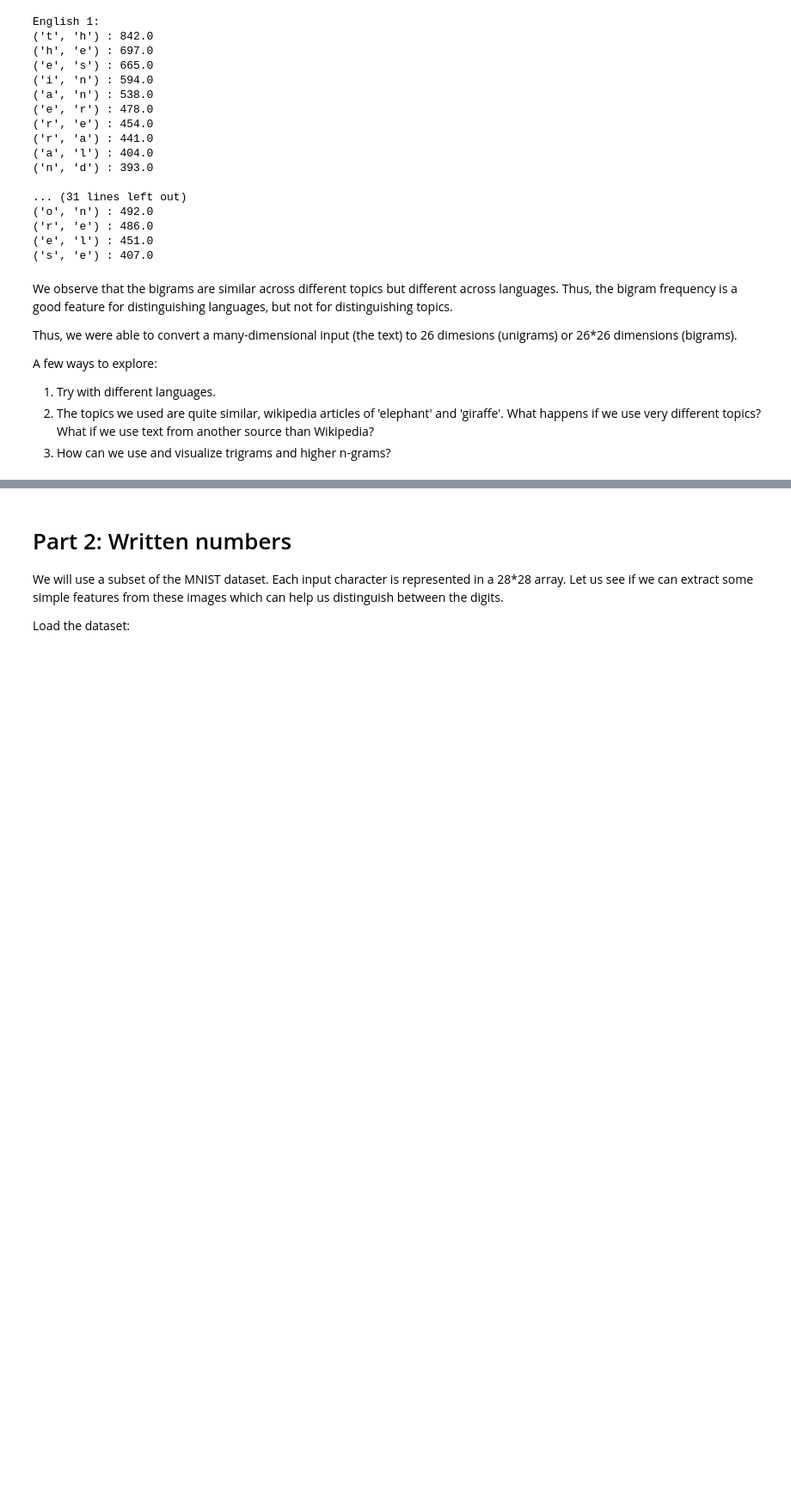
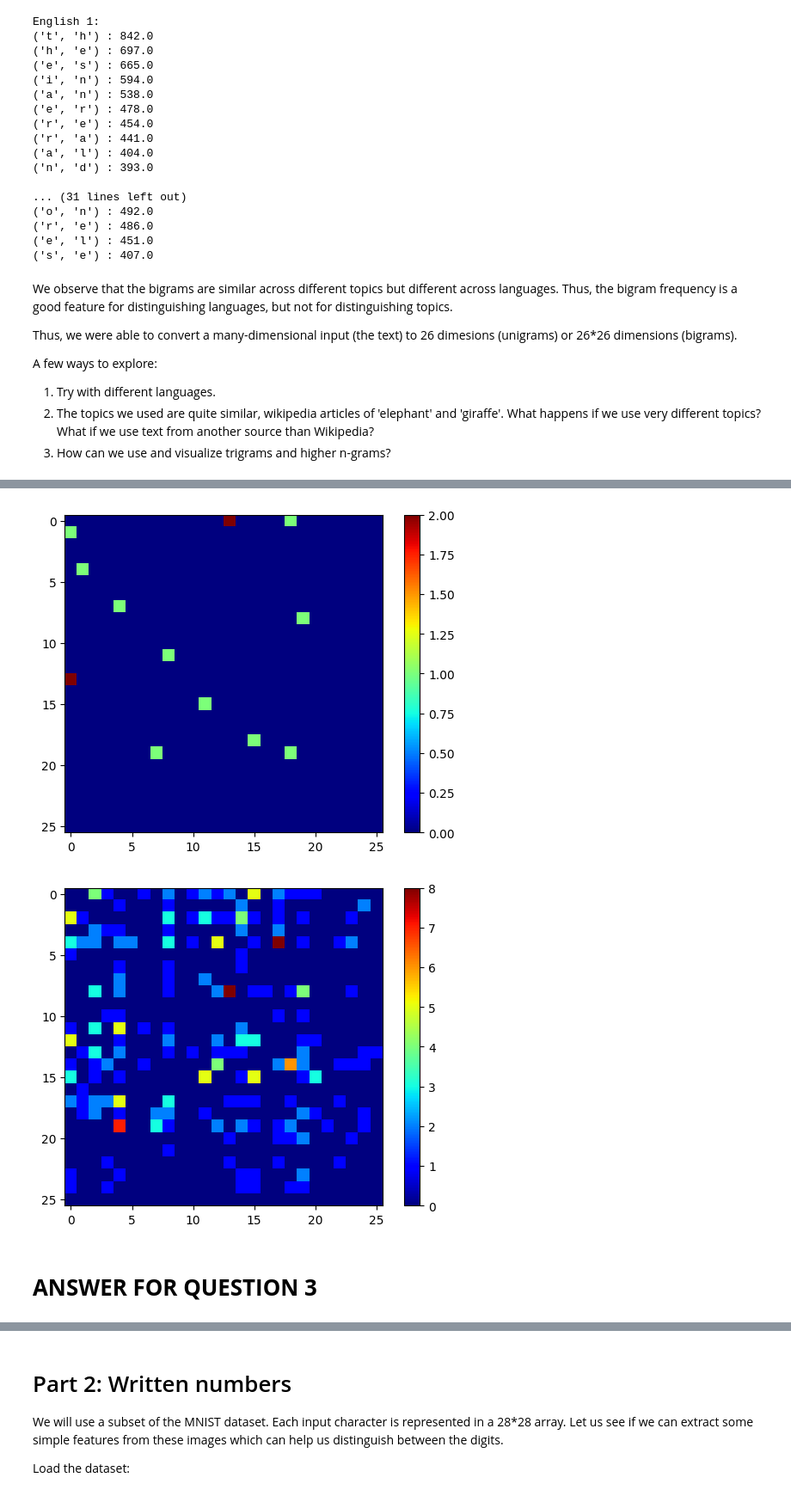
Before and after one commit to Lonelyhaker903/FMML-LABS, a Jupyter notebook: Copy_of_Module_01_Lab_01_Features.ipynb, the cells around one changed output, grey strips where cells are left out. Shown at 86% size. Saved outputs shown, nothing was run; the diff lists cells and outputs as text; code cells hidden in the pictures; blank space fills up the shorter version.

```diff
--- a/Copy_of_Module_01_Lab_01_Features.ipynb
+++ b/Copy_of_Module_01_Lab_01_Features.ipynb
@@ -233,0 +379,9 @@ A few ways to explore:
+# %%
+bifr1 = plotbihistogram(bigram_hin2)
+plt.show()
+bifr2 = plotbihistogram(bigram_arb1)
+# %% [output]
+[figure, added]
+[figure, added]
+# %% [markdown]
+ # **ANSWER FOR QUESTION 3**
```
Also changed, not shown: parts of 25 cells of this notebook.
